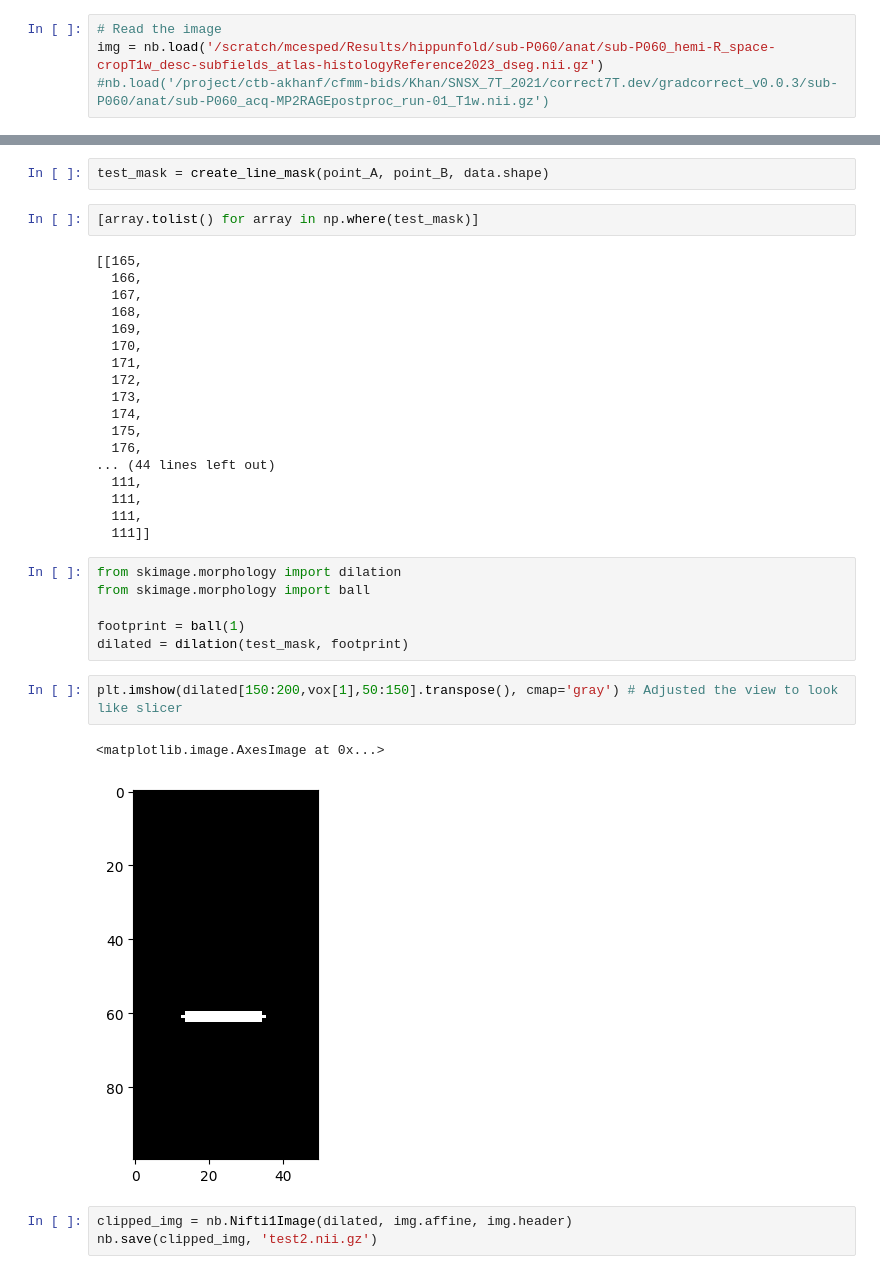
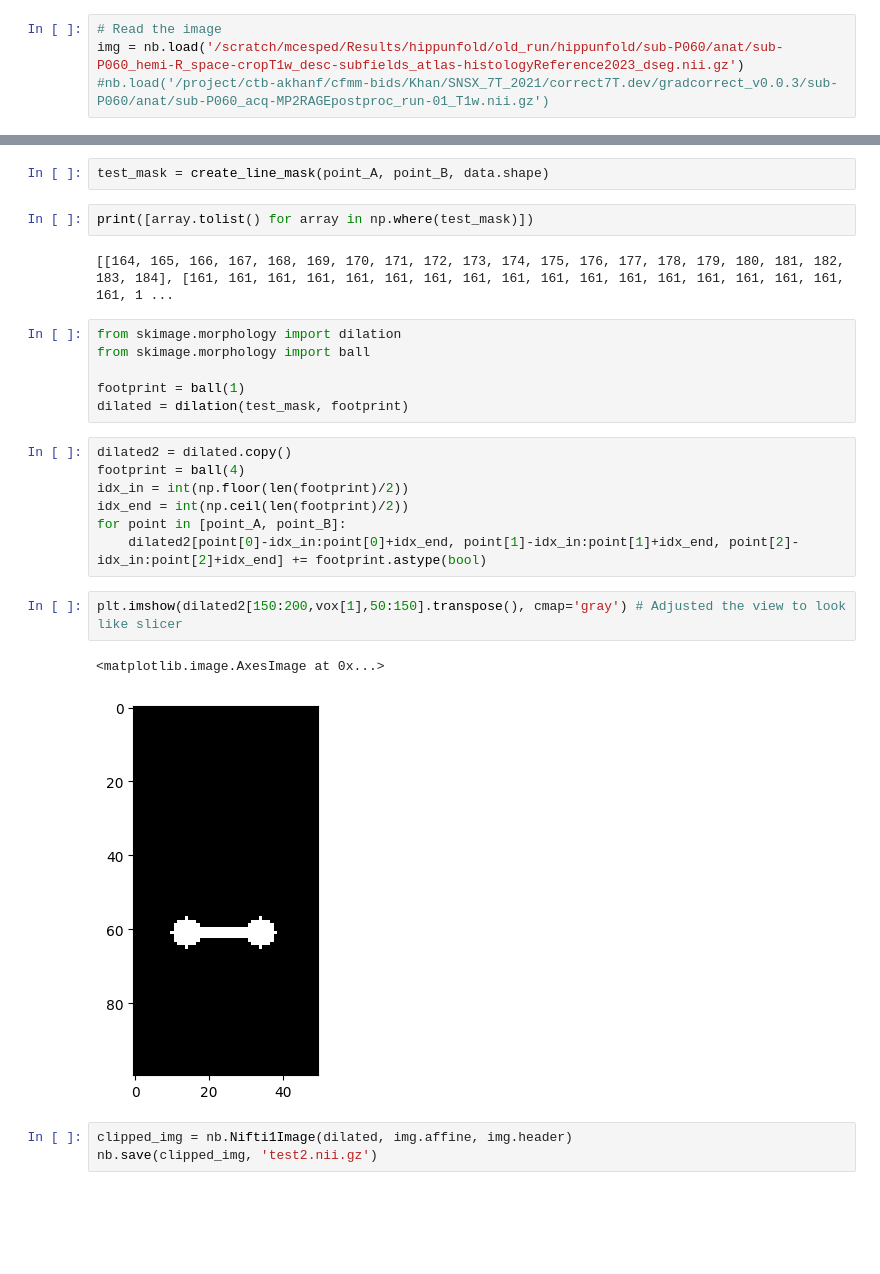
Before and after one commit to mcespedes99/HippiEEGAtlas, a Jupyter notebook: code/DSP/Electrode_localization.ipynb, the cells around one changed output, grey strips where cells are left out. Drawn from its saved outputs; the diff is of its cells as text; blank space fills up the shorter version.

```diff
--- a/code/DSP/Electrode_localization.ipynb
+++ b/code/DSP/Electrode_localization.ipynb
@@ -5,7 +5,7 @@ import mne
 import matplotlib.pyplot as plt
 # %%
 # Read the image
-img = nb.load('/scratch/mcesped/Results/hippunfold/sub-P060/anat/sub-P060_hemi-R_space-cropT1w_desc-subfields_atlas-histologyReference2023_dseg.nii.gz')
+img = nb.load('/scratch/mcesped/Results/hippunfold/old_run/hippunfold/sub-P060/anat/sub-P060_hemi-R_space-cropT1w_desc-subfields_atlas-histologyReference2023_dseg.nii.gz')
 #nb.load('/project/ctb-akhanf/cfmm-bids/Khan/SNSX_7T_2021/correct7T.dev/gradcorrect_v0.0.3/sub-P060/anat/sub-P060_acq-MP2RAGEpostproc_run-01_T1w.nii.gz')
 # %%
 type(img)
@@ -159,36 +162,27 @@ a[0,:].tolist()
 # %%
 test_mask = create_line_mask(point_A, point_B, data.shape)
 # %%
-[array.tolist() for array in np.where(test_mask)]
+print([array.tolist() for array in np.where(test_mask)])
 # %% [output]
-[[165,
-  166,
-  167,
-  168,
-  169,
-  170,
-  171,
-  172,
-  173,
-  174,
-  175,
-  176,
-... (44 lines left out)
-  111,
-  111,
-  111,
-  111]]
+[[164, 165, 166, 167, 168, 169, 170, 171, 172, 173, 174, 175, 176, 177, 178, 179, 180, 181, 182, 183, 184], [161, 161, 161, 161, 161, 161, 161, 161, 161, 161, 161, 161, 161, 161, 161, 161, 161, 161, 1 ...
 # %%
 from skimage.morphology import dilation
 from skimage.morphology import ball
 
 footprint = ball(1)
 dilated = dilation(test_mask, footprint)
+# %%
+dilated2 = dilated.copy()
+footprint = ball(4)
+idx_in = int(np.floor(len(footprint)/2))
+idx_end = int(np.ceil(len(footprint)/2))
+for point in [point_A, point_B]:
+    dilated2[point[0]-idx_in:point[0]+idx_end, point[1]-idx_in:point[1]+idx_end, point[2]-idx_in:point[2]+idx_end] += footprint.astype(bool)
 # %%
-plt.imshow(dilated[150:200,vox[1],50:150].transpose(), cmap='gray') # Adjusted the view to look like slicer
+plt.imshow(dilated2[150:200,vox[1],50:150].transpose(), cmap='gray') # Adjusted the view to look like slicer
 # %% [output]
 <matplotlib.image.AxesImage at 0x...>
-[figure, old version]
+[figure, new version]
 # %%
 clipped_img = nb.Nifti1Image(dilated, img.affine, img.header)
 nb.save(clipped_img, 'test2.nii.gz')
```
Also changed, not shown: parts of 23 cells of this notebook, 2 other files.
